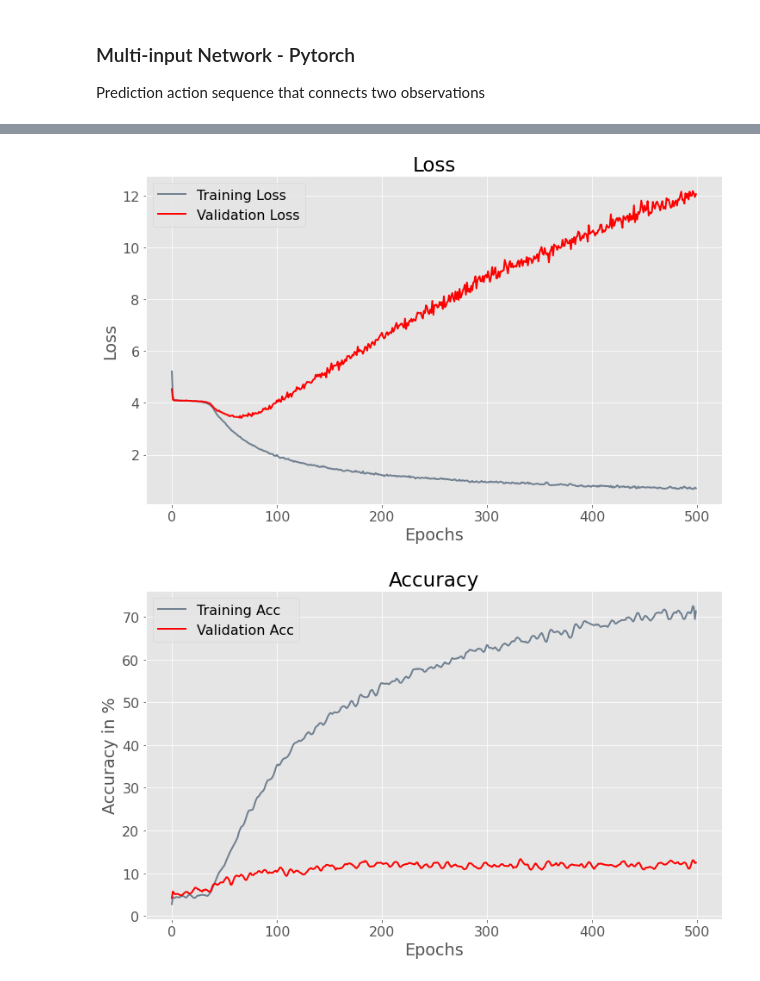
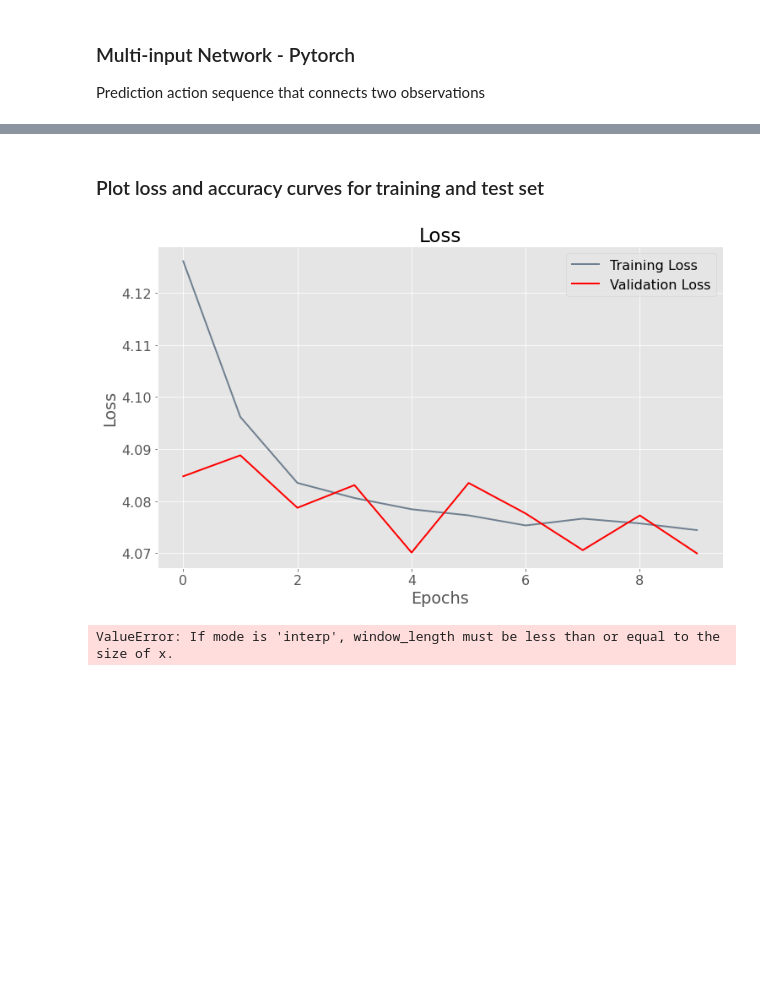
Before and after one commit to Mariusmarten/SpatialMemory, a Jupyter notebook: _3_DualInput_action_pred.ipynb, the cells around one changed output, grey strips where cells are left out. Cells and saved outputs as stored; diff of their text form; code cells hidden in the pictures; blank space fills up the shorter version.

```diff
--- a/_3_DualInput_action_pred.ipynb
+++ b/_3_DualInput_action_pred.ipynb
@@ -163,0 +50,16 @@ print(len(labels))
+# %%
+n = 4
+
+# change seq. length, recode actions, split dataset
+dataset = preprocess.split_n_steps_between(oracle_reversed_random_data_small, n=n)
+dataet, counter, classes_expl = preprocess.recode_actions(dataset, n)
+train_data, test_data = preprocess.split_data(dataset, 0.8)
+
+# preprocess trainingset
+oracle_train_data = preprocess.ObtainDualDataset(train_data, 'observationsA','observationsB', 'actions')
+oracle_test_data = preprocess.ObtainDualDataset(test_data, 'observationsA','observationsB', 'actions')
+
+# build dataloader (tensor format)
+batch_size = 128
+dataset_loader_train_data = DataLoader(oracle_train_data, batch_size=batch_size, shuffle=True)
+dataset_loader_test_data = DataLoader(oracle_test_data, batch_size=batch_size, shuffle=True)
@@ -298,20 +104,7 @@ def DualInput(train_data, val_data, net, criterion, optimizer, steps):
 # %%
-# DualInput_model = nets.DualInput()
-
 criterion = nn.CrossEntropyLoss()
 optimizer = optim.Adam(DualInput_model.parameters(), lr=0.001) # RMSProp, Adam, SDG (momentum=0.9)
-#optimizer = optim.RMSprop(DualInput_model.parameters(), lr=0.001)
 
-# Print model's state_dict
-print("Model's state_dict:")
-for param_tensor in DualInput_model.state_dict():
-    print(param_tensor, "\t", DualInput_model.state_dict()[param_tensor].size())
-
-# Print optimizer's state_dict
-print("\nOptimizer's state_dict:")
-for var_name in optimizer.state_dict():
-    print(var_name, "\t", optimizer.state_dict()[var_name])
-
-episodes = 500
-DualInput_model, train_loss, test_loss, train_acc, test_acc  = DualInput(dataset_loader_train_data, dataset_loader_test_data, DualInput_model, criterion, optimizer, episodes)
+episodes = 10
+DualInput_model, train_loss, test_loss, train_acc, test_acc  = train.train_DualInput(dataset_loader_train_data, dataset_loader_test_data, DualInput_model, criterion, optimizer, episodes)
 # %% [output]
@@ -350,10 +113,8 @@ Finished Training
+# %% [markdown]
+### Plot loss and accuracy curves for training and test set
 # %%
-'''
-Plot loss and accuracy curves for training and test set
-'''
-
 plot.plot_losses(train_loss, test_loss)
 plot.plot_acc(train_acc, test_acc, smooth=True)
 # %% [output]
-[figure, old version]
+[figure, new version]
-[figure, removed]
+ValueError: If mode is 'interp', window_length must be less than or equal to the size of x.
```
Also changed, not shown: parts of 21 cells of this notebook, 7 other files.
